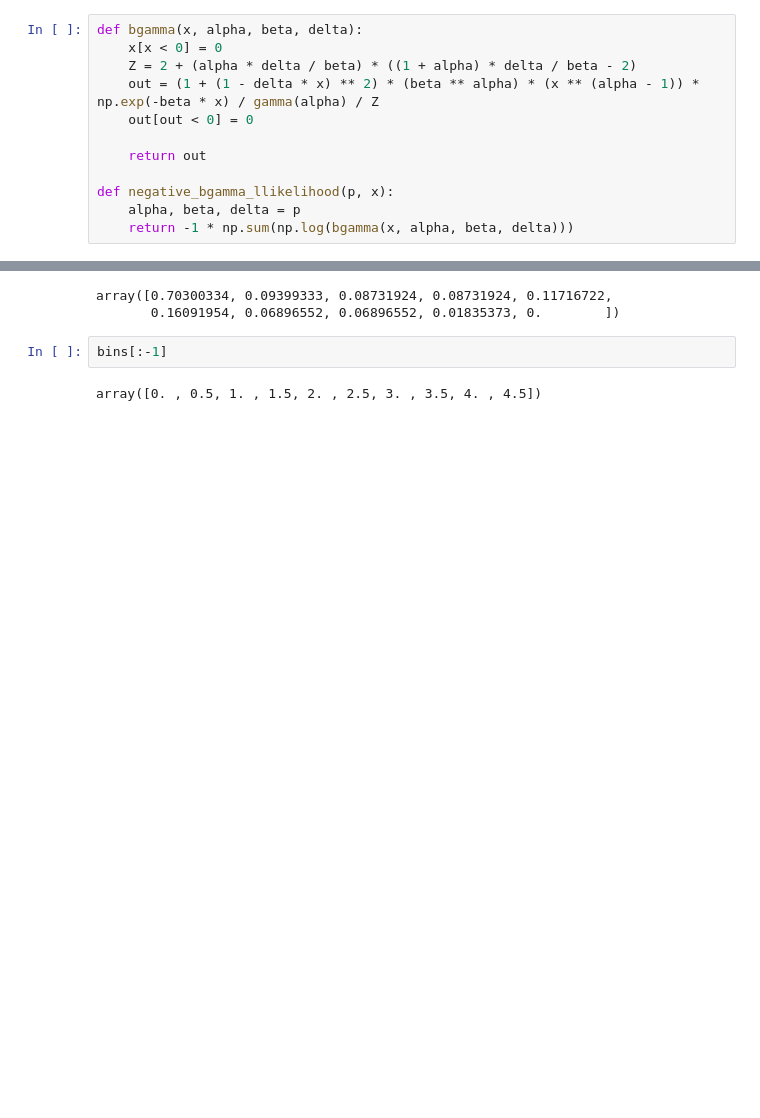
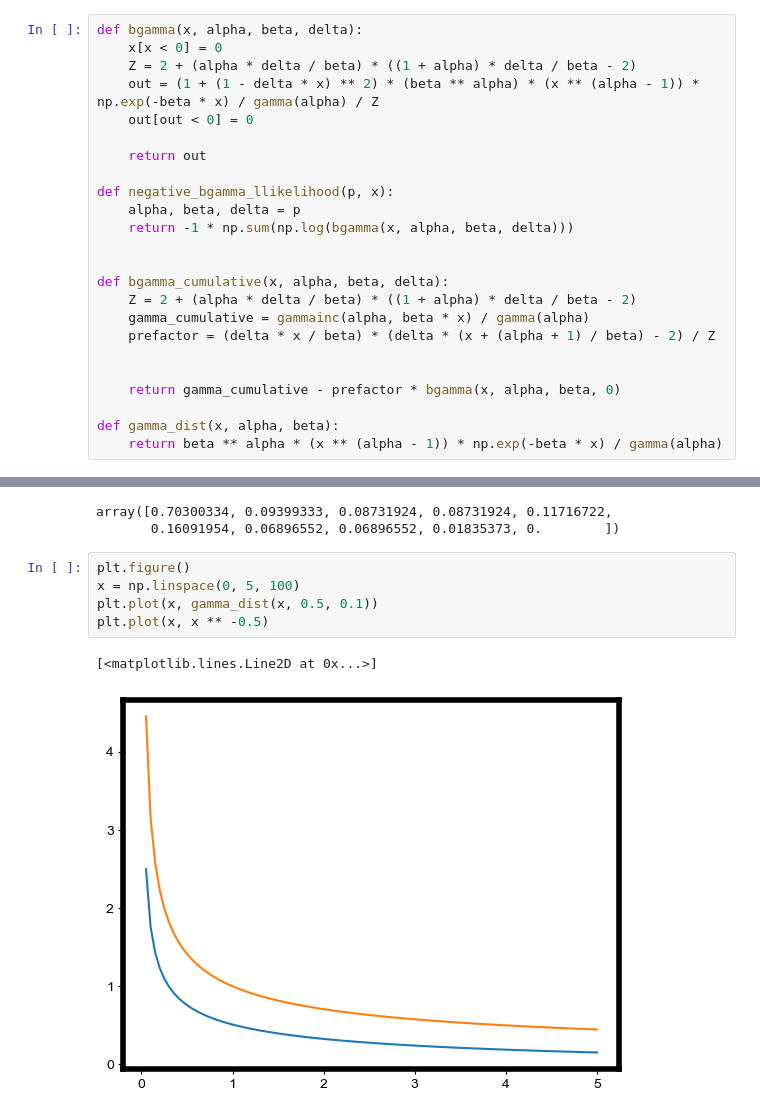
Before and after one commit to bschloma/diptericin-paper, a Jupyter notebook: Fig2-SingleCellDynamics.ipynb, the cells around one changed output, grey strips where cells are left out. Cells and saved outputs as stored; diff of their text form; blank space fills up the shorter version.

```diff
--- a/Fig2-SingleCellDynamics.ipynb
+++ b/Fig2-SingleCellDynamics.ipynb
@@ -316,3 +329,15 @@ def bgamma(x, alpha, beta, delta):
 def negative_bgamma_llikelihood(p, x):
     alpha, beta, delta = p
     return -1 * np.sum(np.log(bgamma(x, alpha, beta, delta)))
+
+
+def bgamma_cumulative(x, alpha, beta, delta):
+    Z = 2 + (alpha * delta / beta) * ((1 + alpha) * delta / beta - 2)
+    gamma_cumulative = gammainc(alpha, beta * x) / gamma(alpha)
+    prefactor = (delta * x / beta) * (delta * (x + (alpha + 1) / beta) - 2) / Z
+
+
+    return gamma_cumulative - prefactor * bgamma(x, alpha, beta, 0)
+
+def gamma_dist(x, alpha, beta):
+    return beta ** alpha * (x ** (alpha - 1)) * np.exp(-beta * x) / gamma(alpha)
@@ -397,8 +585,12 @@ std_prob_dens
 array([0.70300334, 0.09399333, 0.08731924, 0.08731924, 0.11716722,
        0.16091954, 0.06896552, 0.06896552, 0.01835373, 0.        ])
 # %%
-bins[:-1]
+plt.figure()
+x = np.linspace(0, 5, 100)
+plt.plot(x, gamma_dist(x, 0.5, 0.1))
+plt.plot(x, x ** -0.5)
 # %% [output]
-array([0. , 0.5, 1. , 1.5, 2. , 2.5, 3. , 3.5, 4. , 4.5])
+[<matplotlib.lines.Line2D at 0x...>]
+[figure, added]
 # %%
 X0 = np.exp(np.random.normal(loc=2, scale=1, size=100_000))
```
Also changed, not shown: parts of 58 cells of this notebook, 7 other files.
